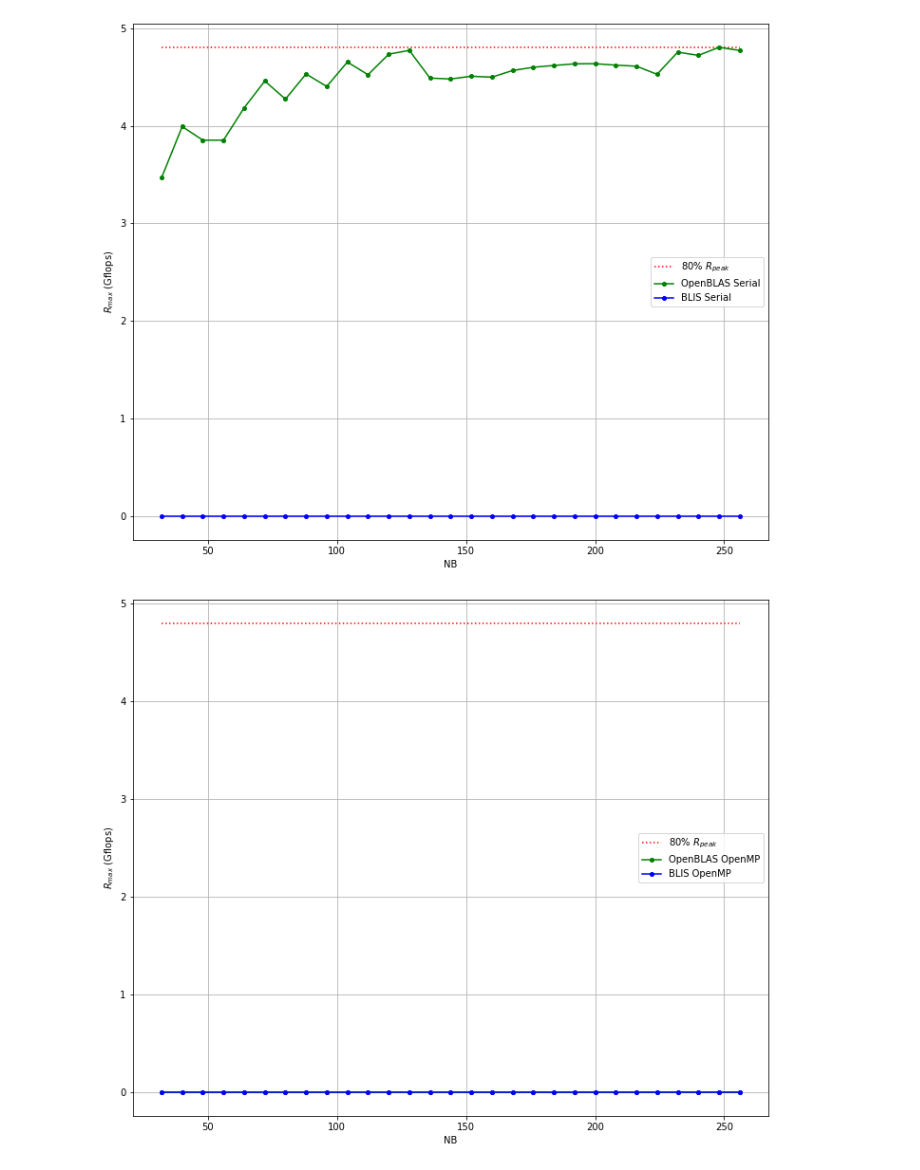
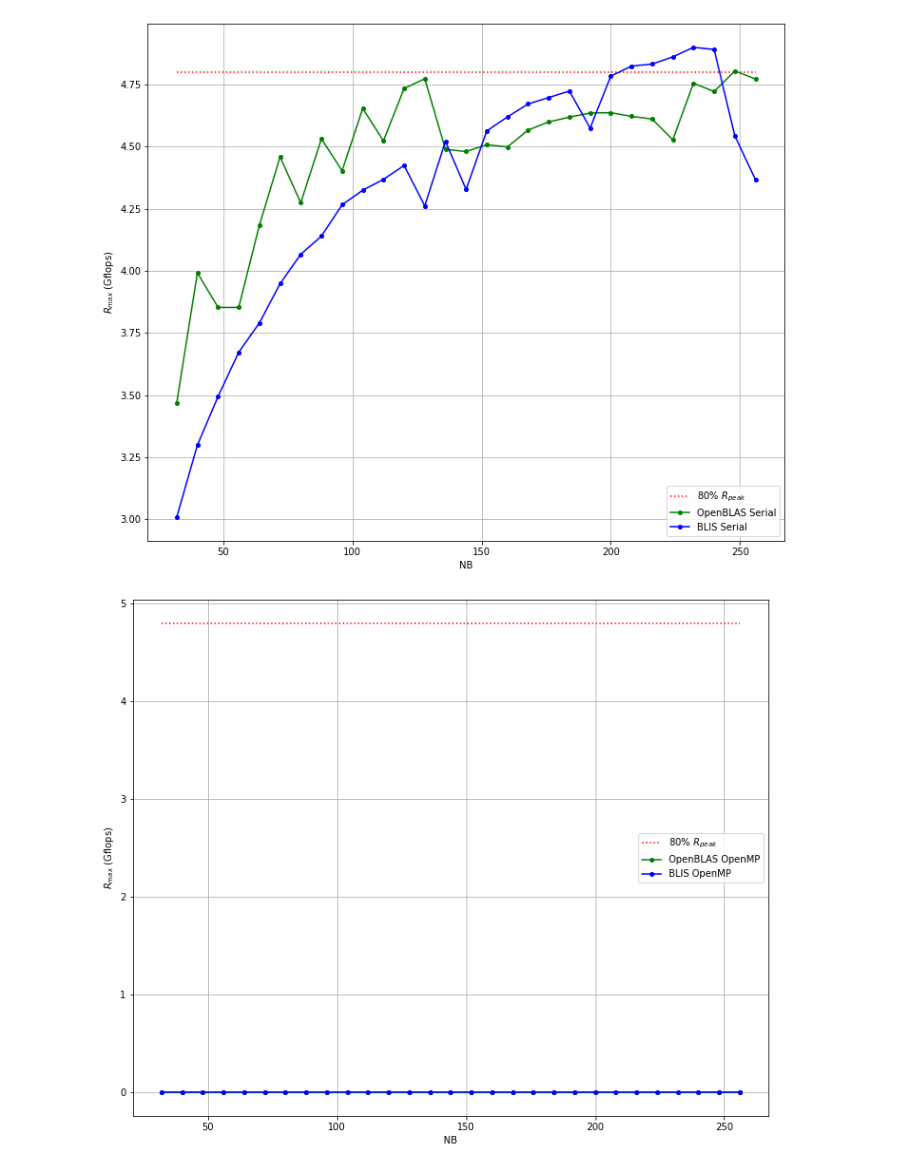
Before and after one commit to johnduffymsc/dissertation, a Jupyter notebook: picluster.ipynb, the cells around one changed output. Cells and saved outputs as stored; diff of their text form; code cells hidden in the pictures.

```diff
--- a/picluster.ipynb
+++ b/picluster.ipynb
@@ -7,7 +7,7 @@ R_PEAK_PER_CORE_80 = 1.5 * 4 * 0.8
 R_PEAK = R_PEAK_PER_CORE * 4
 R_PEAK_80 = R_PEAK_PER_CORE * 4 * 0.8
 # %%
-# OpenMPI Gflops vs NB for 1 core using 80% memory.
+# Pure OpenMPI Gflops vs NB for 1 core using 80% memory.
 
 nb = [
     32,
@@ -62,63 +62,63 @@ openblas_serial = [
     4.5664e+00,
     4.5992e+00,
     4.6183e+00,
     4.6350e+00,
     4.6362e+00,
     4.6216e+00,
     4.6106e+00,
     4.5275e+00,
     4.7546e+00,
     4.7214e+00,
     4.8040e+00,
     4.7719e+00
 ]
 
 blis_serial = [
-    0,
-    0,
-    0,
-    0,
-    0,
-    0,
-    0,
-    0,
-    0,
-    0,
-    0,
-    0,
-    0,
-    0,
-    0,
-    0,
-    0,
-    0,
-    0,
-    0,
-    0,
-    0,
-    0,
-    0,
-    0,
-    0,
-    0,
-    0,
-    0
+    3.0090e+00,
+    3.2991e+00,
+    3.4946e+00,
+    3.6728e+00,
+    3.7907e+00,
+    3.9483e+00,
+    4.0667e+00,
+    4.1396e+00,
+    4.2657e+00,
+    4.3243e+00,
+    4.3680e+00,
+    4.4238e+00,
+    4.2614e+00,
+    4.5209e+00,
+    4.3277e+00,
+    4.5628e+00,
+    4.6193e+00,
+    4.6712e+00,
+    4.6974e+00,
+    4.7231e+00,
+    4.5742e+00,
+    4.7834e+00,
+    4.8235e+00,
+    4.8318e+00,
+    4.8608e+00,
+    4.8990e+00,
+    4.8906e+00,
+    4.5435e+00,
+    4.3665e+00
 ]
 
 plt.figure(figsize=(12, 10))
 #plt.title("Baseline $R_{max}$ vs NB 1 Core 80% Memory")
 plt.plot([32, 256], [R_PEAK_PER_CORE_80, R_PEAK_PER_CORE_80], ":", markersize=4, color="red")
 plt.plot(nb, openblas_serial, "-go", markersize=4)
 plt.plot(nb, blis_serial, "-bo", markersize=4)
 plt.xlabel("NB")
 plt.ylabel("$R_{max}$ (Gflops)")
 plt.legend(["80% $R_{peak}$", "OpenBLAS Serial", "BLIS Serial"])
 plt.grid()
 plt.savefig("openmpi_gflops_vs_nb_1_core_80_percent_memory.pdf", bbox_inches="tight")
 plt.savefig("openmpi_gflops_vs_nb_1_core_80_percent_memory.png", bbox_inches="tight")
 plt.show()
 # %% [output]
-[figure, old version]
+[figure, new version]
 # %%
 # Hybrid OpenMPI/OpenMP Gflops vs NB for 1 core using 80% memory.
 
```
Also changed, not shown: 1 other file.
